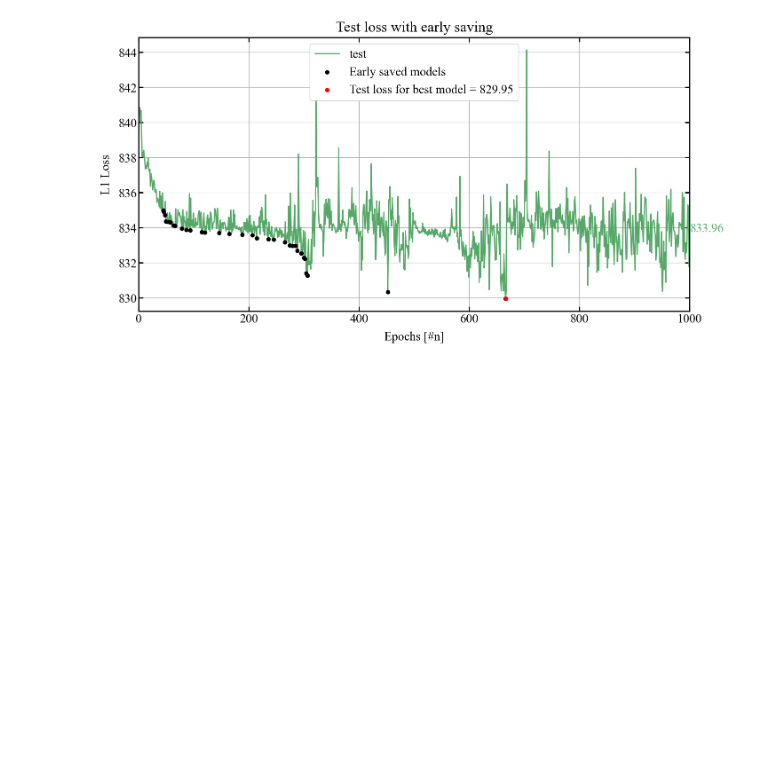
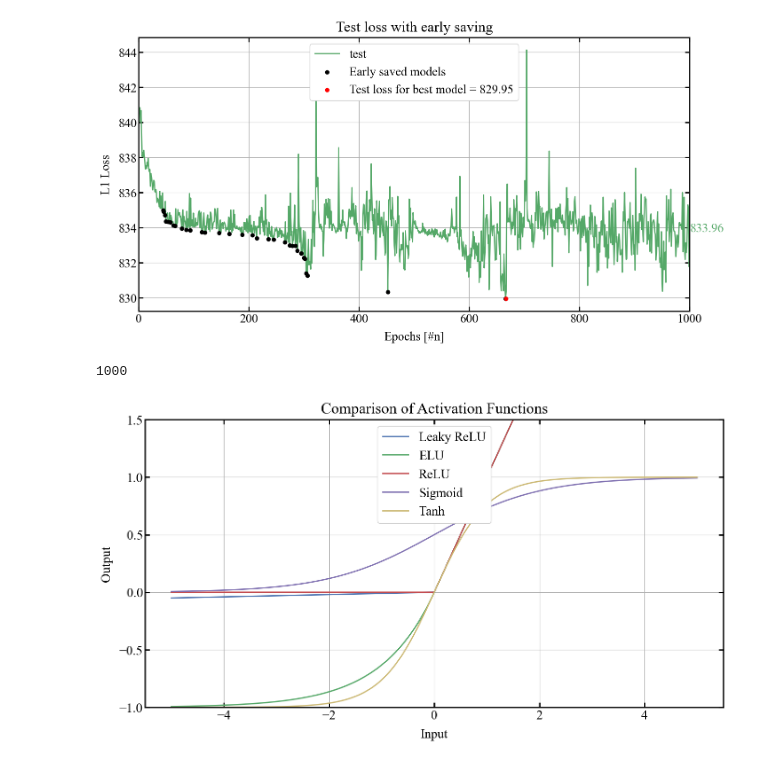
Before and after one commit to hermanliaboe/VelociraptorAI, a Jupyter notebook: GNN/TrussGNN/Loss_plotter.ipynb, the cells around one changed output. Saved outputs shown, nothing was run; the diff lists cells and outputs as text; code cells hidden in the pictures; blank space fills up the shorter version.

Commit message:
loss plotter final

```diff
--- a/GNN/TrussGNN/Loss_plotter.ipynb
+++ b/GNN/TrussGNN/Loss_plotter.ipynb
@@ -106,3 +106,64 @@ plt.show()
 # %% [output]
 [figure]
 [figure]
+# %%
+# activation function plotter
+# size changed
+
+# x-values
+x = np.linspace(-5,5,1000)
+x = x
+
+#relu
+def relu(x):
+    y = []
+    for input in x:
+        if input > 0:
+            y.append(input)
+        else:
+            y.append(0)
+    return y
+
+def sigmoid(x):
+    return 1/(1 + np.exp(-x))
+
+def tanh(x):
+    return (np.exp(x) - np.exp(-x)) / (np.exp(x) + np.exp(-x))
+
+def leaky_relu(x, negative_slope = 0.01):
+    y = []
+    for input in x:
+        if input > 0:
+            y.append(input)
+        else:
+            y.append(negative_slope*input)
+    return y
+def elu(x, alpha=1.0):
+    y = []
+    for input in x:
+        if input > 0:
+            y.append(input)
+        else:
+            y.append(alpha * (np.exp(input)-1) )
+    return y
+
+relu1 = relu(x)
+print(len(relu1))
+
+title = 'Comparison of Activation Functions'
+plt.style.use('scientific')
+plt.plot(x, leaky_relu(x), label='Leaky ReLU')
+plt.plot(x, elu(x), label='ELU')
+plt.plot(x, relu(x), label='ReLU')
+plt.plot(x, sigmoid(x), label='Sigmoid')
+plt.plot(x, tanh(x), label='Tanh')
+plt.xlabel('Input')
+plt.ylabel('Output')
+plt.ylim(-1,1.5)
+plt.grid()
+plt.legend()
+plt.title(title)
+plt.show()
+# %% [output]
+1000
+[figure, added]
```
